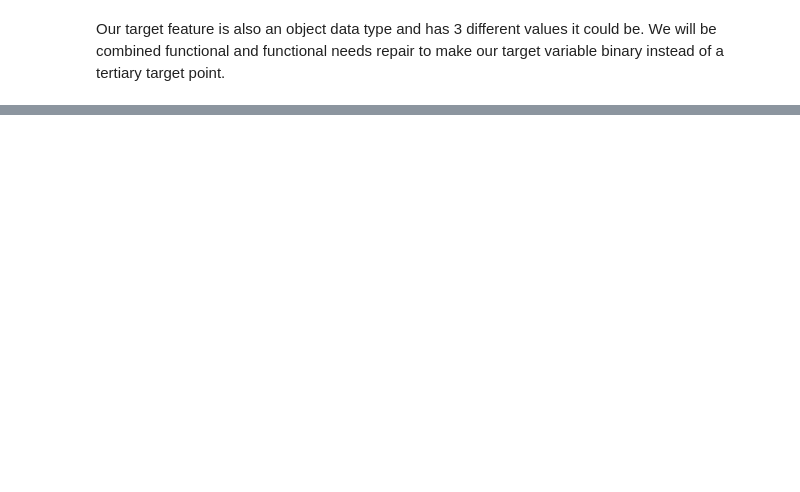
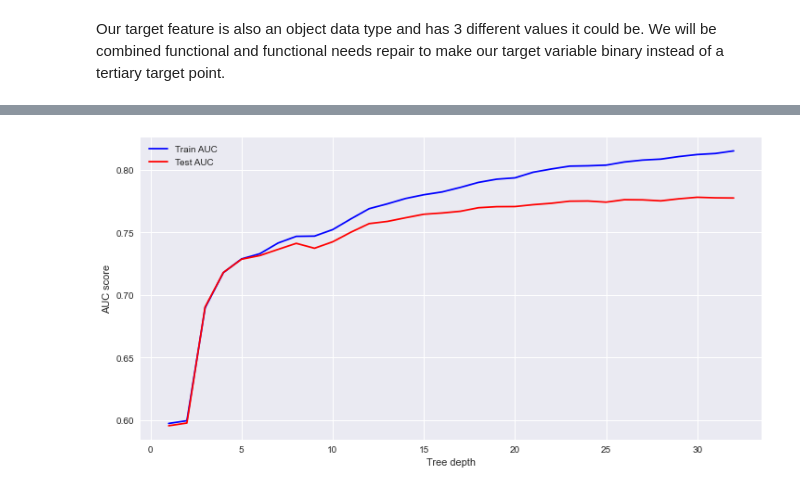
Before and after one commit to jaredlil/project-3-tanzanian-water-wells, a Jupyter notebook: project-3-tazmanian-water-wells.ipynb, the cells around one changed output, grey strips where cells are left out. Saved outputs shown, nothing was run; the diff lists cells and outputs as text; code cells hidden in the pictures; blank space fills up the shorter version.

Commit message:
added notation, and finished modeling, added hyperparameters

```diff
--- a/project-3-tazmanian-water-wells.ipynb
+++ b/project-3-tazmanian-water-wells.ipynb
@@ -759,6 +799,2 @@ y = y.values.flatten()
 # %%
 logreg = LogisticRegression(max_iter=1000)
-# %%
-logreg.fit(X, y)
-print(logreg)
-y_pred = logreg.predict(X)
@@ -766,0 +856,3 @@ fpr, tpr, thresholds = roc_curve(y_test, y_pred)
+# %%
+clf = DecisionTreeClassifier(criterion='entropy')
+clf.fit(X_train_encoded, y_train_encoded)
@@ -766,0 +872,9 @@ fpr, tpr, thresholds = roc_curve(y_test, y_pred)
+# %%
+from sklearn.ensemble import RandomForestClassifier
+rf_model = RandomForestClassifier(n_estimators=100, random_state=42)
+rf_model.fit(X_train_encoded, y_train_encoded)
+y_pred_rf = rf_model.predict(X_test_encoded)
+# %%
+roc_auc = roc_auc_score(y_test, y_pred_rf)
+print(f'ROC AUC Score: {roc_auc:.4f}')
+print('Accuracy: ', accuracy_score(y_test_encoded, y_pred_rf))
@@ -766,0 +887,28 @@ fpr, tpr, thresholds = roc_curve(y_test, y_pred)
+# %%
+# Identifying the optimal tree depth for given data
+max_depths = list(range(1, 33))
+train_results = []
+test_results = []
+for max_depth in max_depths:
+    dt = DecisionTreeClassifier(criterion='entropy', max_depth=max_depth, random_state=42)
+    dt.fit(X_train_encoded, y_train_encoded)
+    train_pred = dt.predict(X_train_encoded)
+    false_positive_rate, true_positive_rate, thresholds = roc_curve(y_train_encoded, train_pred)
+    roc_auc = auc(false_positive_rate, true_positive_rate)
+    # Add auc score to previous train results
+    train_results.append(roc_auc)
+    y_pred = dt.predict(X_test_encoded)
+    false_positive_rate, true_positive_rate, thresholds = roc_curve(y_test_encoded, y_pred)
+    roc_auc = auc(false_positive_rate, true_positive_rate)
+    # Add auc score to previous test results
+    test_results.append(roc_auc)
+
+plt.figure(figsize=(12,6))
+plt.plot(max_depths, train_results, 'b', label='Train AUC')
+plt.plot(max_depths, test_results, 'r', label='Test AUC')
+plt.ylabel('AUC score')
+plt.xlabel('Tree depth')
+plt.legend()
+plt.show()
+# %% [output]
+[figure, added]
```
Also changed, not shown: parts of 35 cells of this notebook.
